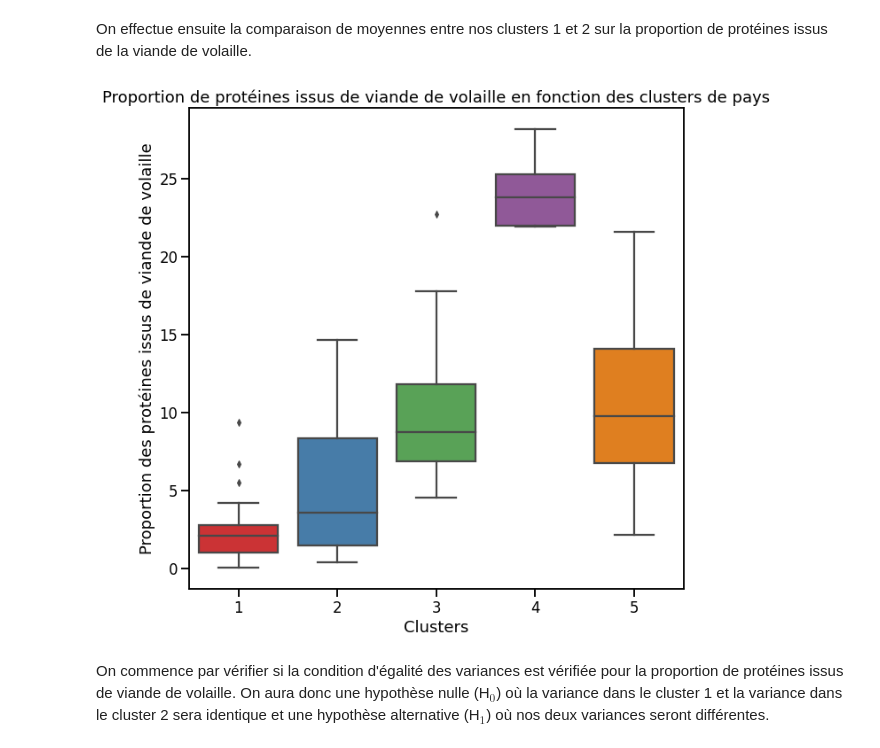
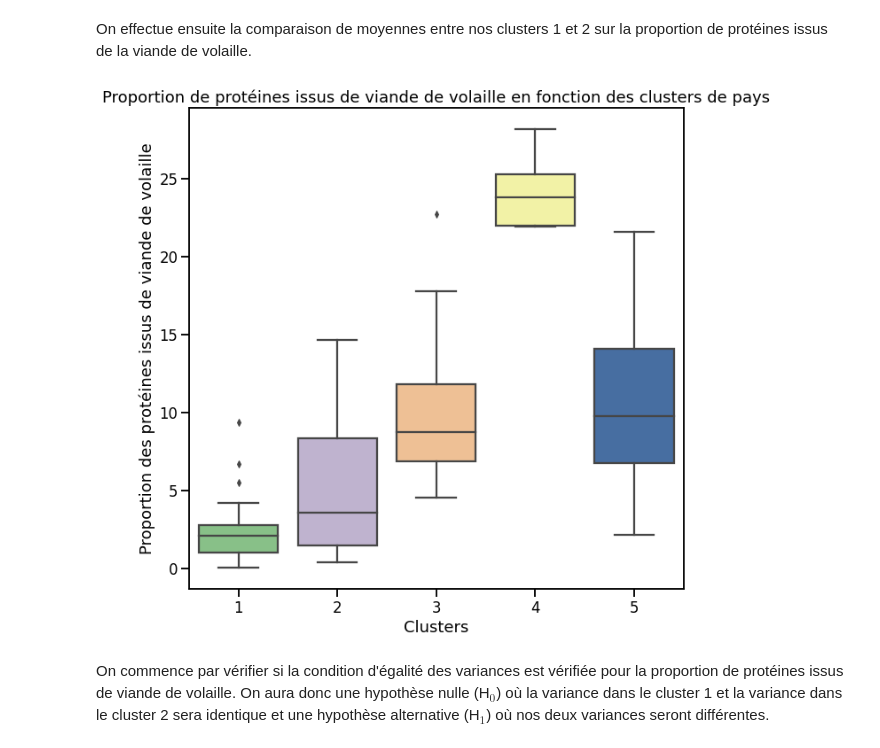
Before and after one commit to Sylvariane/etude_marche, a Jupyter notebook: P5_02_code.ipynb, the cells around one changed output. Cells and saved outputs as stored; diff of their text form; code cells hidden in the pictures.

```diff
--- a/P5_02_code.ipynb
+++ b/P5_02_code.ipynb
@@ -24,3 +24,7 @@ from scipy.stats import ks_2samp
 from scipy.cluster.hierarchy import dendrogram, linkage, fcluster
 from sklearn import decomposition, preprocessing
 from sklearn.cluster import KMeans
+# %%
+sns.set_context('talk')
+sns.set_palette('Accent')
+sns.despine()
@@ -115,9 +121,6 @@ def display_factorial_planes(X_projected, n_comp, pca, axis_ranks, labels=None,
 
             plt.title("Projection des individus (sur F{} et F{})".format(d1+1, d2+1))
             plt.show(block=False)
-# %%
-sns.set_context('talk')
-sns.set_palette('tab20')
 # %%
 vegetaux = pd.read_csv('/content/drive/My Drive/Formation Data Analyst/Livrables/P5_guillot_cecile/vegetaux_2017.csv')
 animaux = pd.read_csv('/content/drive/My Drive/Formation Data Analyst/Livrables/P5_guillot_cecile/animaux_2017.csv')
@@ -691,7 +708,6 @@ indice de covariation : 1079153667.7352078
 r-squared :  0.7723587439049232
 # %%
 sns.set_context('talk')
-sns.set_palette('Set1')
 
 _ = plt.figure(figsize = (10,10))
 _ = sns.regplot('dispo_prot_hab', 'dispo_kcal_hab', data=df)
@@ -699,5 +715,7 @@ _ = plt.xlabel("Disponibilité alimentaire en protéines par habitant (en g/hab)
 _ = plt.ylabel("Disponibilité alimentaire en calories par habitant (en kcal/hab)")
 _ = plt.title("Corrélation entre la disponibilité alimentaire en protéines et en calories par habitant")
 
+_ = plt.savefig(f'{dir}Reglin_prot_kcal.jpg')
+
 _ = plt.show()
 # %% [output]
@@ -1043,13 +1068,16 @@ On effectue ensuite la comparaison de moyennes entre nos clusters 1 et 2 sur la
 # %%
 plt.figure(figsize=(10,10))
 
 _ = sns.boxplot(x='ddg_cluster', y='prot_volaille', data=df)
 _ = plt.xlabel('Clusters')
 _ = plt.ylabel('Proportion des protéines issus de viande de volaille')
 _ = plt.title('Proportion de protéines issus de viande de volaille en fonction des clusters de pays')
+
+_ = plt.savefig(f'{dir}Boxplot_prot_volaille.jpg')
+
 _ = plt.show()
 # %% [output]
-[figure, old version]
+[figure, new version]
 # %% [markdown]
 On commence par vérifier si la condition d'égalité des variances est vérifiée pour la proportion de protéines issus de viande de volaille. On aura donc une hypothèse nulle (H$_0$) où la variance dans le cluster 1 et la variance dans le cluster 2 sera identique et une hypothèse alternative (H$_1$) où nos deux variances seront différentes.
 # %% [markdown]
```
Also changed, not shown: parts of 24 cells of this notebook.
